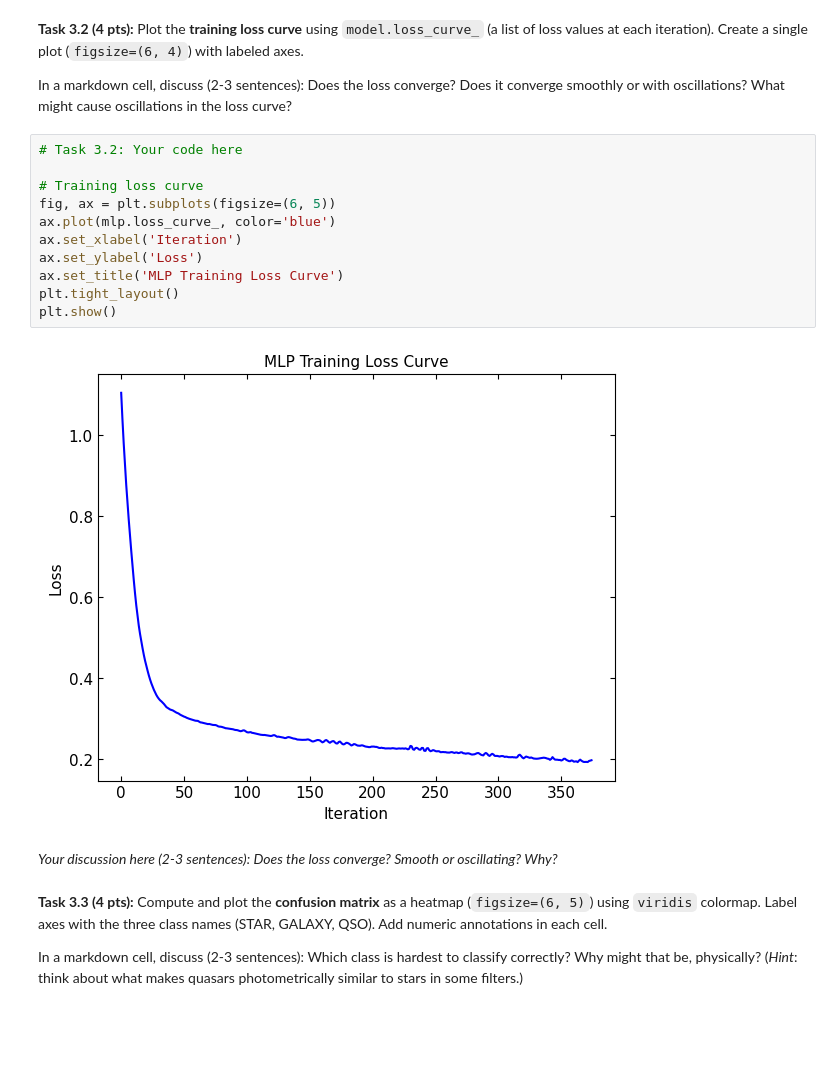
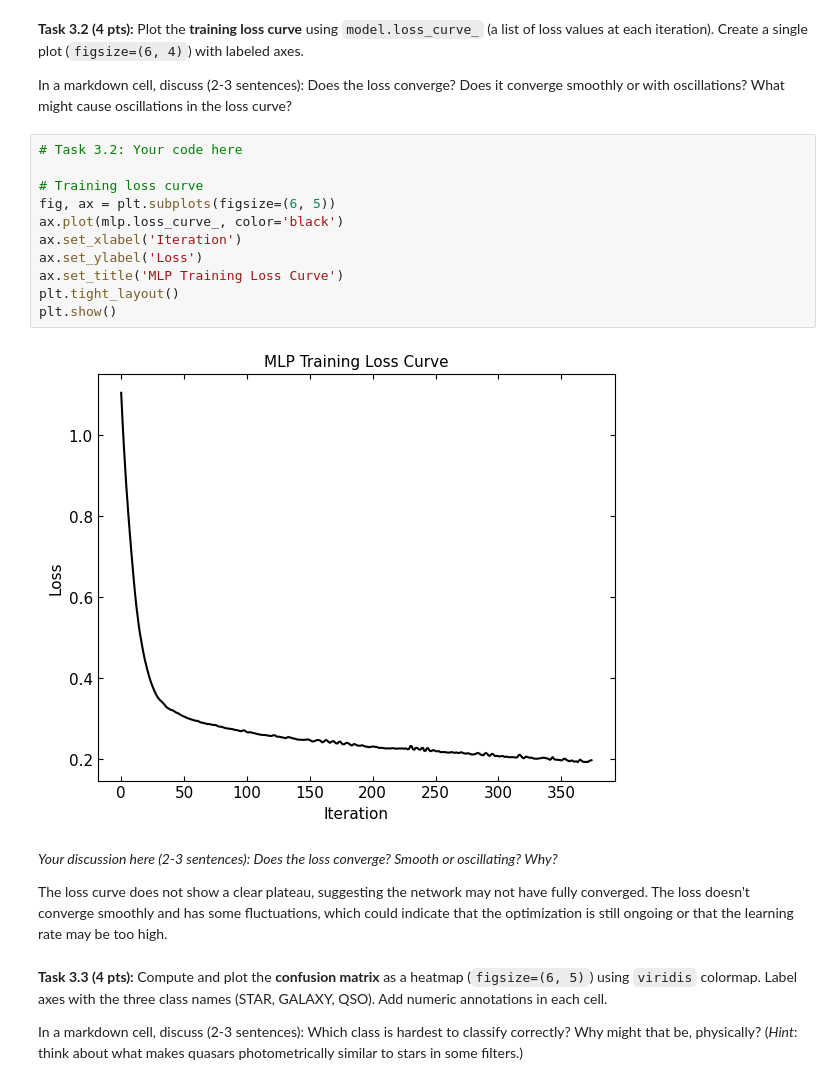
Before and after one commit to owenabbata/PHY386, a Jupyter notebook: 2026/HW/OwenAbbata/HW6.ipynb, the cells around one changed output. Drawn from its saved outputs; the diff is of its cells as text; blank space fills up the shorter version.

```diff
--- a/2026/HW/OwenAbbata/HW6.ipynb
+++ b/2026/HW/OwenAbbata/HW6.ipynb
@@ -1043,18 +1043,20 @@ In a markdown cell, discuss (2-3 sentences): Does the loss converge? Does it con
 # %%
 # Task 3.2: Your code here
 
 # Training loss curve
 fig, ax = plt.subplots(figsize=(6, 5))
-ax.plot(mlp.loss_curve_, color='blue')
+ax.plot(mlp.loss_curve_, color='black')
 ax.set_xlabel('Iteration')
 ax.set_ylabel('Loss')
 ax.set_title('MLP Training Loss Curve')
 plt.tight_layout()
 plt.show()
 # %% [output]
-[figure, old version]
+[figure, new version]
-# %% [markdown]
-*Your discussion here (2-3 sentences): Does the loss converge? Smooth or oscillating? Why?*
+# %% [markdown]
+*Your discussion here (2-3 sentences): Does the loss converge? Smooth or oscillating? Why?*
+
+The loss curve does not show a clear plateau, suggesting the network may not have fully converged. The loss doesn't converge smoothly and has some fluctuations, which could indicate that the optimization is still ongoing or that the learning rate may be too high.
 # %% [markdown]
 **Task 3.3 (4 pts):** Compute and plot the **confusion matrix** as a heatmap (`figsize=(6, 5)`) using `viridis` colormap. Label axes with the three class names (STAR, GALAXY, QSO). Add numeric annotations in each cell.
 
```
Also changed, not shown: parts of 11 cells of this notebook.
